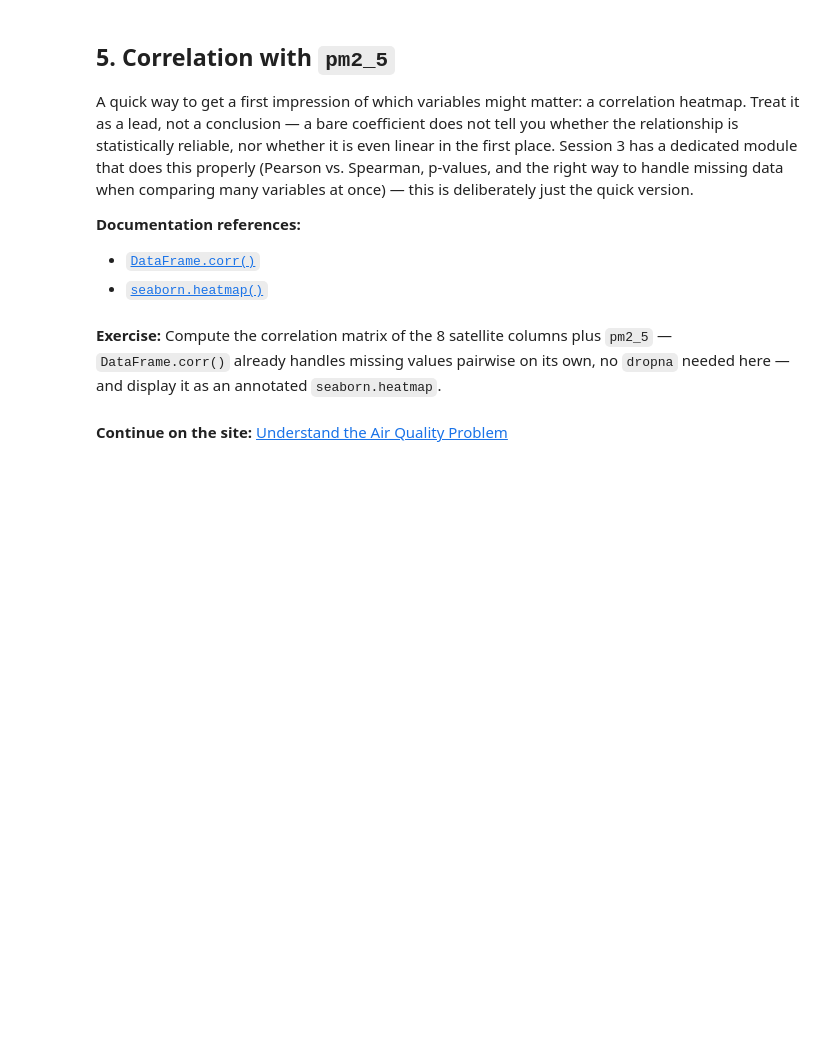
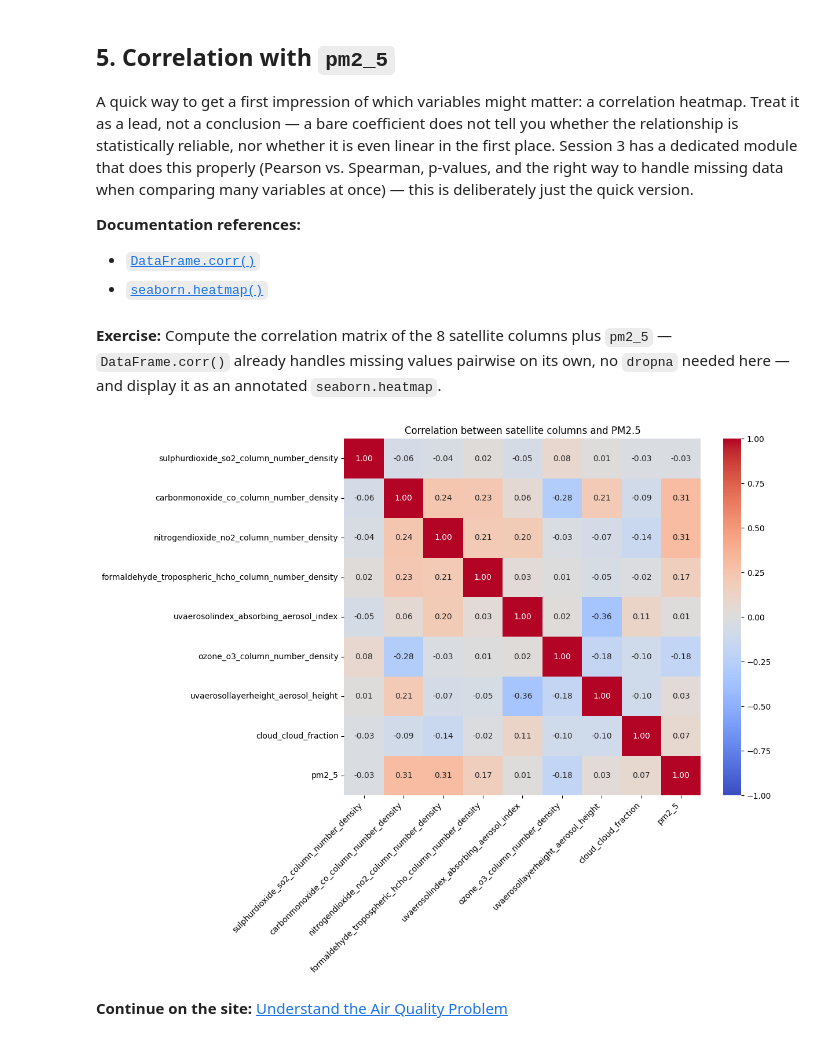
Before and after one commit to maxencecollin/air-quality, a Jupyter notebook: notebooks/session2/01_discovery.ipynb, the cells around one changed output. Cells and saved outputs as stored; diff of their text form; code cells hidden in the pictures; blank space fills up the shorter version.

Commit message:
feat: add correlation heatmap in discovery notebook

```diff
--- a/notebooks/session2/01_discovery.ipynb
+++ b/notebooks/session2/01_discovery.ipynb
@@ -257,5 +257,15 @@ A quick way to get a first impression of which variables might matter: a correla
 **Exercise:** Compute the correlation matrix of the 8 satellite columns plus `pm2_5` — `DataFrame.corr()` already handles missing values pairwise on its own, no `dropna` needed here — and display it as an annotated `seaborn.heatmap`.
 # %%
 # TODO 10: correlation heatmap of the satellite columns and pm2_5
+satellite_cols = COLUMNS[6:]
+corr = df[satellite_cols + ["pm2_5"]].corr()
+
+fig, ax = plt.subplots(figsize=(10, 8))
+sns.heatmap(corr, annot=True, fmt=".2f", cmap="coolwarm", vmin=-1, vmax=1, square=True, ax=ax)
+ax.set_title("Correlation between satellite columns and PM2.5")
+plt.setp(ax.get_xticklabels(), rotation=45, ha="right")
+plt.show()
+# %% [output]
+[figure, added]
 # %% [markdown]
 **Continue on the site:** [Understand the Air Quality Problem](https://hub.imt-atlantique.fr/datascience-toolkit/session2/practical_1/)
```
